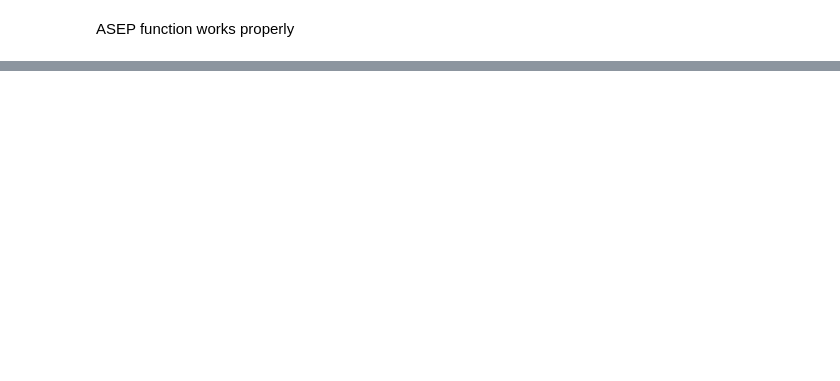
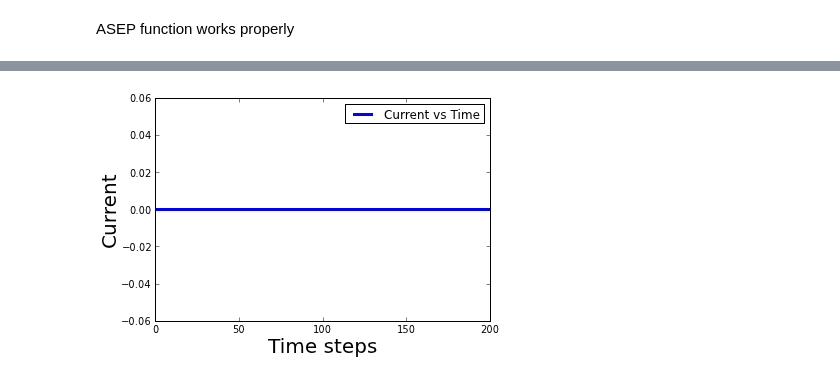
Before and after one commit to npilgram/PHYS202-S13, a Jupyter notebook: Project/Project2.ipynb, the cells around one changed output, grey strips where cells are left out. Saved outputs shown, nothing was run; the diff lists cells and outputs as text; code cells hidden in the pictures; blank space fills up the shorter version.

```diff
--- a/Project/Project2.ipynb
+++ b/Project/Project2.ipynb
@@ -230,0 +295,12 @@ def multi_step_ASEP(L,c,v_max,N):
+# %%
+u=traffic('ASEP',40,10,7,0.02,200)
+density=8/40
+current=u[0]*density
+# %%
+plot(arange(200),current,lw=3, label='Current vs Time')
+xlabel('Time steps', fontsize=20)
+ylabel('Current',fontsize=20)
+legend(loc=0)
+show()
+# %% [output]
+[figure, added]
```
Also changed, not shown: parts of 35 cells of this notebook.
